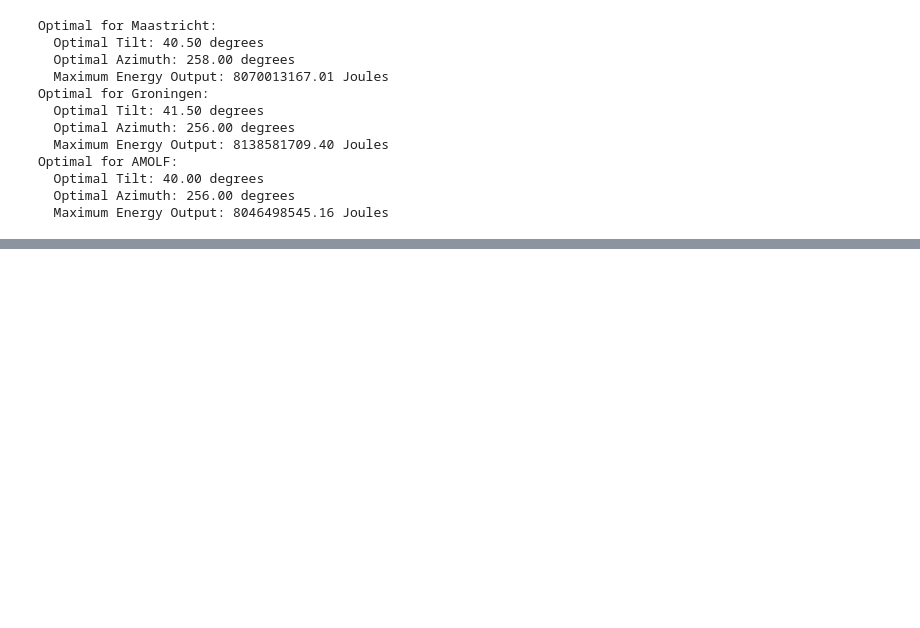
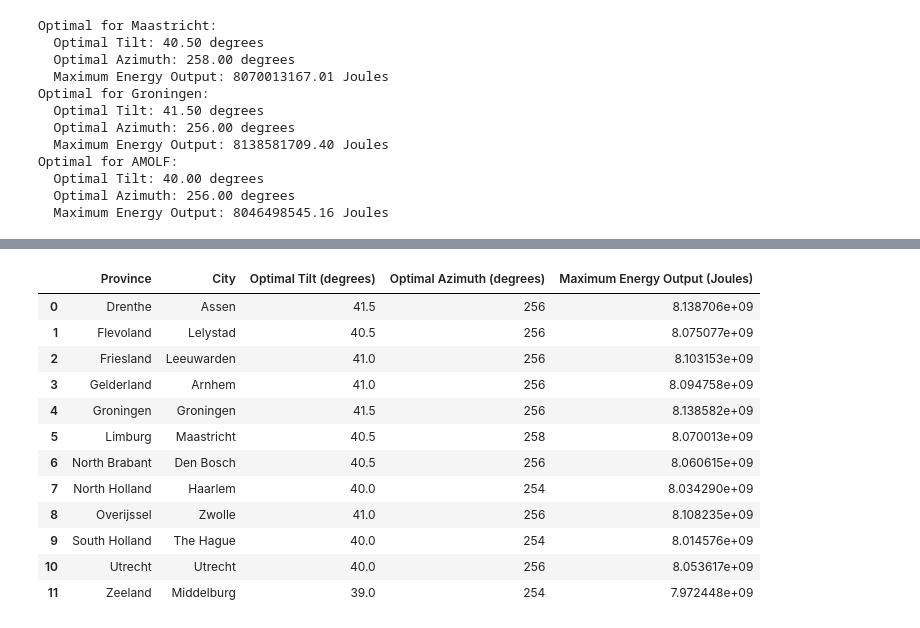
Before and after one commit to Qrax/PV-Systems-Data, a Jupyter notebook: Simulaties_na_ceck_met_amolf.ipynb, the cells around one changed output, grey strips where cells are left out. Cells and saved outputs as stored; diff of their text form; code cells hidden in the pictures; blank space fills up the shorter version.

```diff
--- a/Simulaties_na_ceck_met_amolf.ipynb
+++ b/Simulaties_na_ceck_met_amolf.ipynb
@@ -937,0 +1038,16 @@ Optimal for AMOLF:
+# %%
+results_df
+# %% [output]
+|  | Province | City | Optimal Tilt (degrees) | Optimal Azimuth (degrees) | Maximum Energy Output (Joules) |
+| 0 | Drenthe | Assen | 41.5 | 256 | 8.138706e+09 |
+| 1 | Flevoland | Lelystad | 40.5 | 256 | 8.075077e+09 |
+| 2 | Friesland | Leeuwarden | 41.0 | 256 | 8.103153e+09 |
+| 3 | Gelderland | Arnhem | 41.0 | 256 | 8.094758e+09 |
+| 4 | Groningen | Groningen | 41.5 | 256 | 8.138582e+09 |
+| 5 | Limburg | Maastricht | 40.5 | 258 | 8.070013e+09 |
+| 6 | North Brabant | Den Bosch | 40.5 | 256 | 8.060615e+09 |
+| 7 | North Holland | Haarlem | 40.0 | 254 | 8.034290e+09 |
+| 8 | Overijssel | Zwolle | 41.0 | 256 | 8.108235e+09 |
+| 9 | South Holland | The Hague | 40.0 | 254 | 8.014576e+09 |
+| 10 | Utrecht | Utrecht | 40.0 | 256 | 8.053617e+09 |
+| 11 | Zeeland | Middelburg | 39.0 | 254 | 7.972448e+09 |
```
Also changed, not shown: parts of 3 cells of this notebook.
